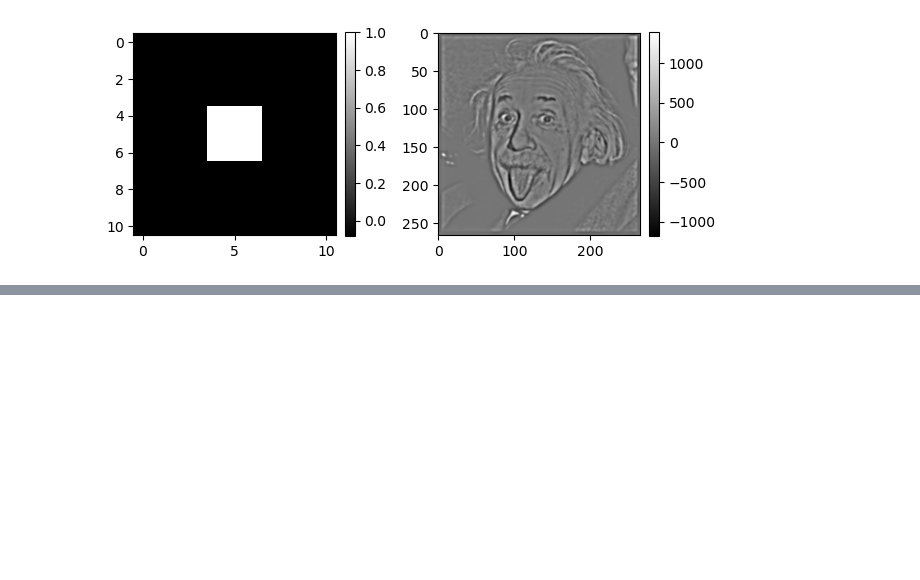
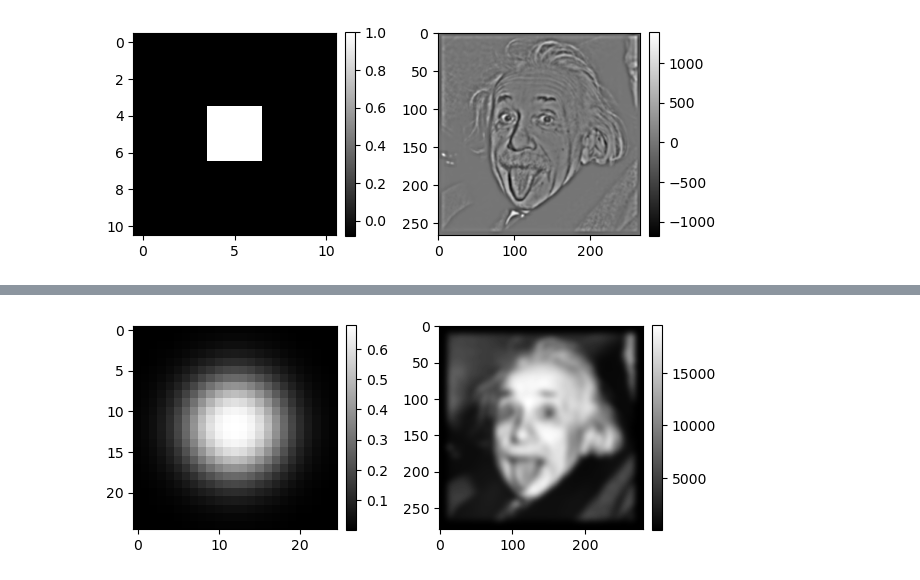
Before and after one commit to kerseviciute/how-does-vision-work, a Jupyter notebook: homework-1.ipynb, the cells around one changed output, grey strips where cells are left out. Cells and saved outputs as stored; diff of their text form; code cells hidden in the pictures; blank space fills up the shorter version.

```diff
--- a/homework-1.ipynb
+++ b/homework-1.ipynb
@@ -81,0 +115,4 @@ plot_filter_and_image(filter, apply_filter(image, filter))
+# %%
+plot_filter_and_image(filter, apply_filter(image, filter))
+# %% [output]
+[figure, added]
```
Also changed, not shown: parts of 8 cells of this notebook.
